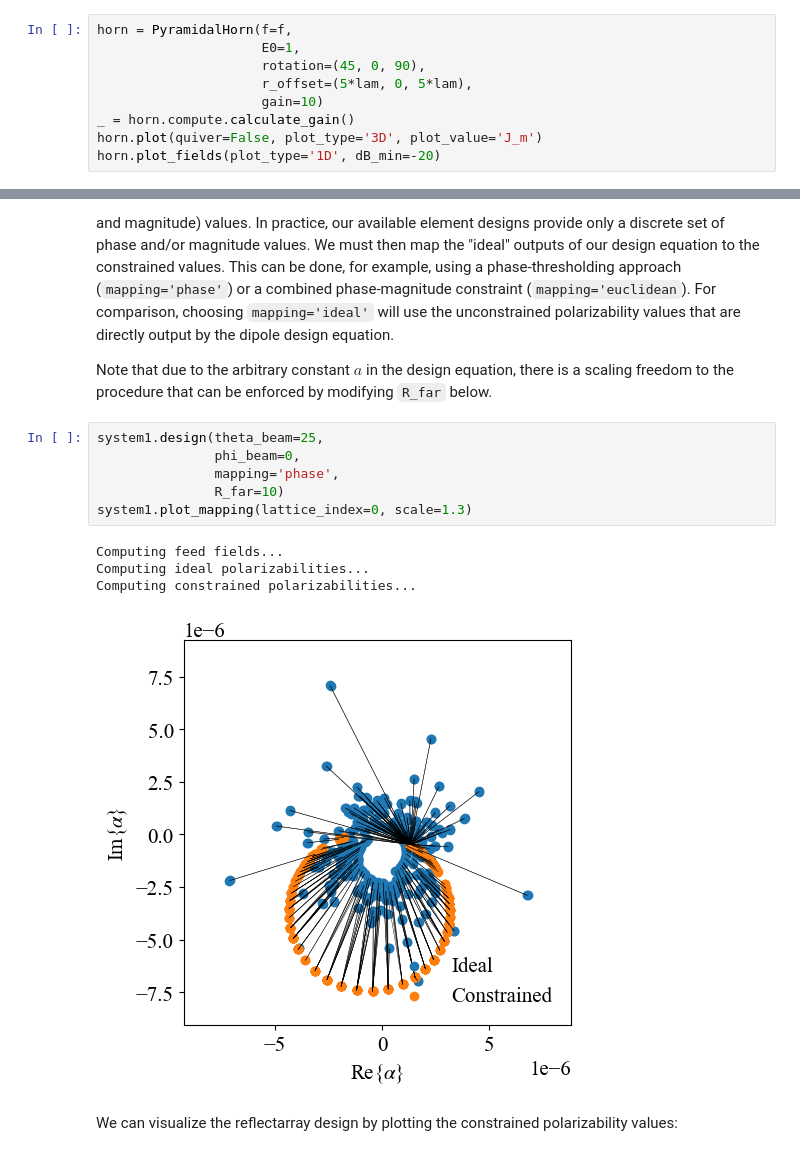
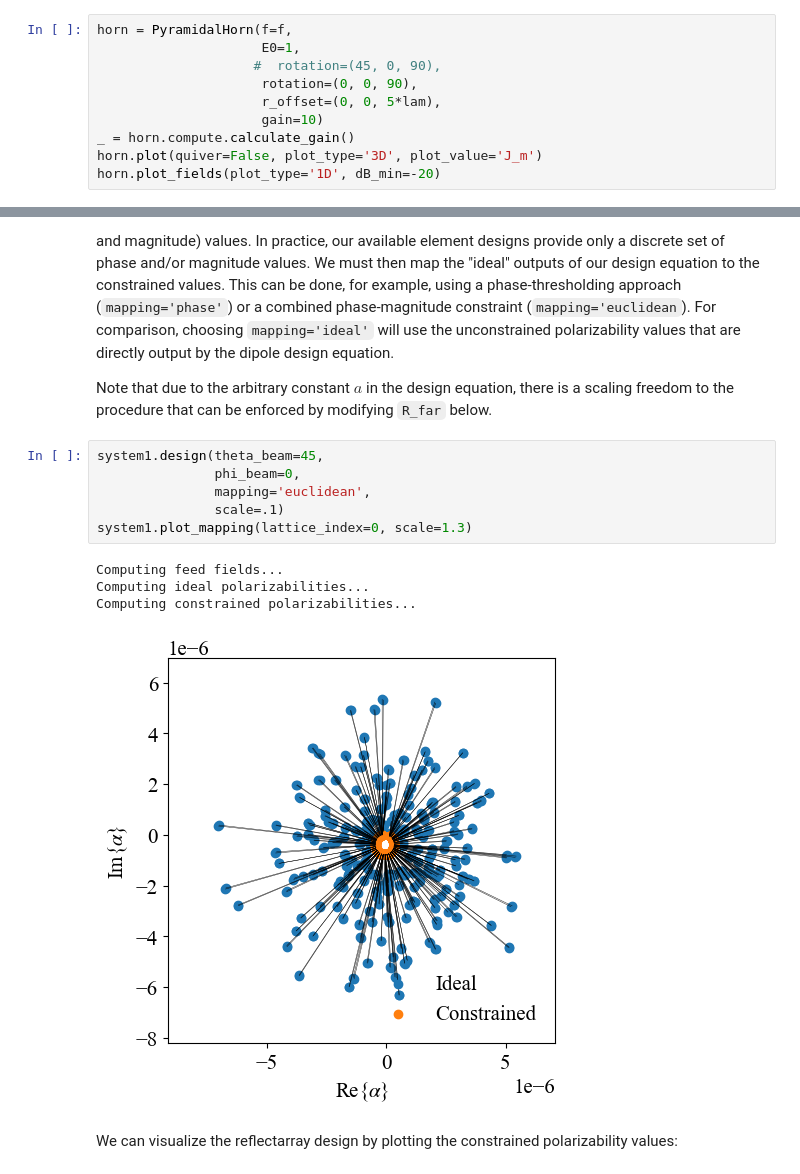
Before and after one commit to aaronvd/dipole-model-reflectarray, a Jupyter notebook: scripts/reflectarray_tutorial.ipynb, the cells around one changed output, grey strips where cells are left out. Cells and saved outputs as stored; diff of their text form.

```diff
--- a/scripts/reflectarray_tutorial.ipynb
+++ b/scripts/reflectarray_tutorial.ipynb
@@ -100,8 +100,9 @@ $$ e = \mathrm{Radiation}\: \mathrm{Efficiency} = \frac{P_{out}}{P_{in}} $$
 # %%
 horn = PyramidalHorn(f=f,
                      E0=1,
-                     rotation=(45, 0, 90),
-                     r_offset=(5*lam, 0, 5*lam),
+                    #  rotation=(45, 0, 90),
+                     rotation=(0, 0, 90),
+                     r_offset=(0, 0, 5*lam),
                      gain=10)
 _ = horn.compute.calculate_gain()
 horn.plot(quiver=False, plot_type='3D', plot_value='J_m')
@@ -144,16 +145,16 @@ The result of this design equation is a prescription for a set of polarizability
 
 Note that due to the arbitrary constant $a$ in the design equation, there is a scaling freedom to the procedure that can be enforced by modifying `R_far` below.
 # %%
-system1.design(theta_beam=25,
+system1.design(theta_beam=45,
                phi_beam=0,
-               mapping='phase',
-               R_far=10)
+               mapping='euclidean',
+               scale=.1)
 system1.plot_mapping(lattice_index=0, scale=1.3)
 # %% [output]
 Computing feed fields...
 Computing ideal polarizabilities...
 Computing constrained polarizabilities...
-[figure, old version]
+[figure, new version]
 # %% [markdown]
 We can visualize the reflectarray design by plotting the constrained polarizability values:
 # %%
```
Also changed, not shown: parts of 6 cells of this notebook.
